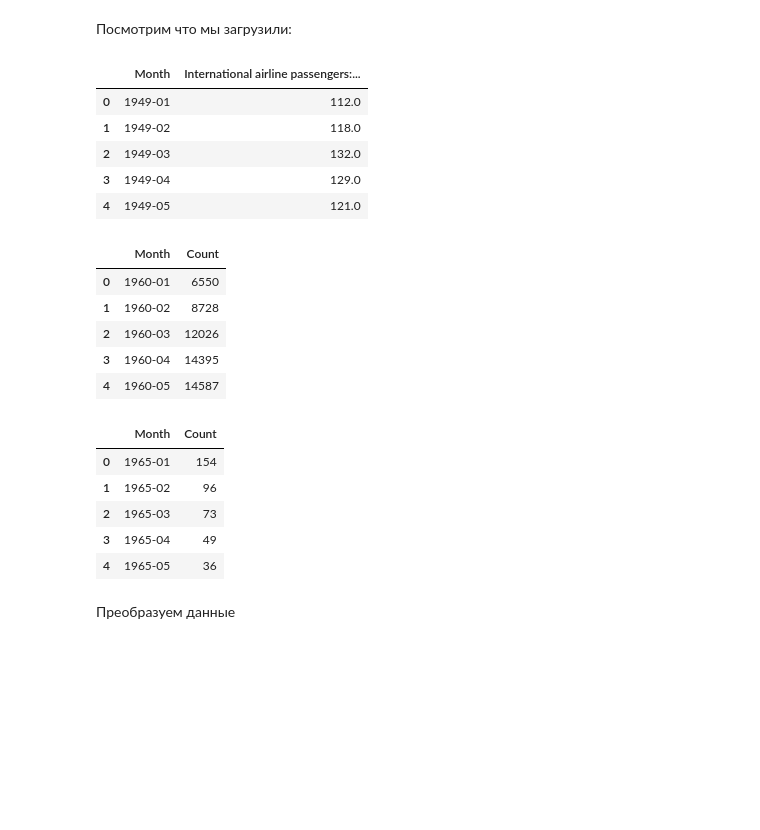
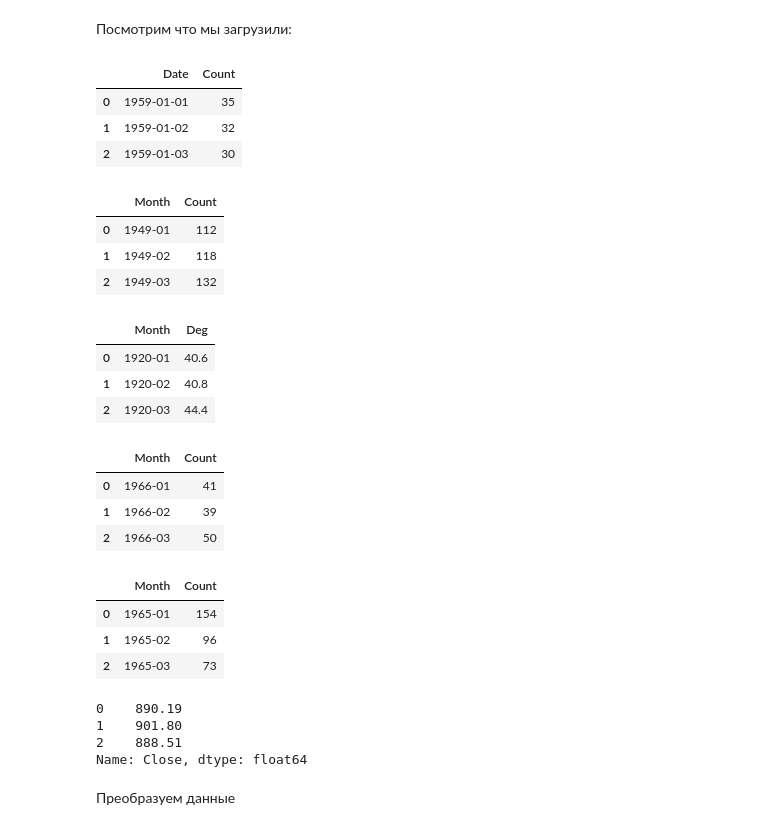
Before and after one commit to W1llAnn/NETOLOGY_Feature_Engineering_homework, a Jupyter notebook: 4.1 ДЗ.ipynb, the cells around one changed output. Saved outputs shown, nothing was run; the diff lists cells and outputs as text; code cells hidden in the pictures; blank space fills up the shorter version.

```diff
--- a/4.1 ДЗ.ipynb
+++ b/4.1 ДЗ.ipynb
@@ -21,38 +21,56 @@ from scipy.stats import boxcox
 # %% [markdown]
 Загрузим датасеты:
 # %%
-series_airline = pd.read_csv("international-airline-passengers.csv")
-series_car_sale = pd.read_csv("monthly-car-sales-in-quebec-1960.csv")
-series_sales_company = pd.read_csv("monthly-sales-of-company-x-jan-6.csv")
+series_daily = pd.read_csv('Series/daily-total-female-births-in-cal.csv')
+series_airline = pd.read_csv("Series/international-airline-passengers.csv")
+series_monthly_air = pd.read_csv('Series/mean-monthly-air-temperature-deg.csv')
+series_boston = pd.read_csv('Series/monthly-boston-armed-robberies-j.csv')
+series_sales_company = pd.read_csv("Series/monthly-sales-of-company-x-jan-6.csv")
+series_closings = pd.read_csv("Series/weekly-closings-of-the-dowjones-.csv").iloc[:,-1]
 # %% [markdown]
 Посмотрим что мы загрузили:
+# %%
+series_daily[:3]
+# %% [output]
+|  | Date | Count |
+| 0 | 1959-01-01 | 35 |
+| 1 | 1959-01-02 | 32 |
+| 2 | 1959-01-03 | 30 |
 # %%
-series_airline[:5]
+series_airline[:3]
 # %% [output]
-|  | Month | International airline passengers:... |
-| 0 | 1949-01 | 112.0 |
-| 1 | 1949-02 | 118.0 |
-| 2 | 1949-03 | 132.0 |
-| 3 | 1949-04 | 129.0 |
-| 4 | 1949-05 | 121.0 |
+|  | Month | Count |
+| 0 | 1949-01 | 112 |
+| 1 | 1949-02 | 118 |
+| 2 | 1949-03 | 132 |
-# %%
-series_car_sale[:5]
-# %% [output]
-|  | Month | Count |
-| 0 | 1960-01 | 6550 |
-| 1 | 1960-02 | 8728 |
-| 2 | 1960-03 | 12026 |
-| 3 | 1960-04 | 14395 |
-| 4 | 1960-05 | 14587 |
+# %%
+series_monthly_air[:3]
+# %% [output]
+|  | Month | Deg |
+| 0 | 1920-01 | 40.6 |
+| 1 | 1920-02 | 40.8 |
+| 2 | 1920-03 | 44.4 |
+# %%
+series_boston[:3]
+# %% [output]
+|  | Month | Count |
+| 0 | 1966-01 | 41 |
+| 1 | 1966-02 | 39 |
+| 2 | 1966-03 | 50 |
 # %%
-series_sales_company[:5]
+series_sales_company[:3]
 # %% [output]
 |  | Month | Count |
 | 0 | 1965-01 | 154 |
 | 1 | 1965-02 | 96 |
 | 2 | 1965-03 | 73 |
-| 3 | 1965-04 | 49 |
-| 4 | 1965-05 | 36 |
+# %%
+series_closings[:3]
+# %% [output]
+0    890.19
+1    901.80
+2    888.51
+Name: Close, dtype: float64
 # %% [markdown]
 Преобразуем данные
 # %%
```
Also changed, not shown: parts of 79 cells of this notebook.
